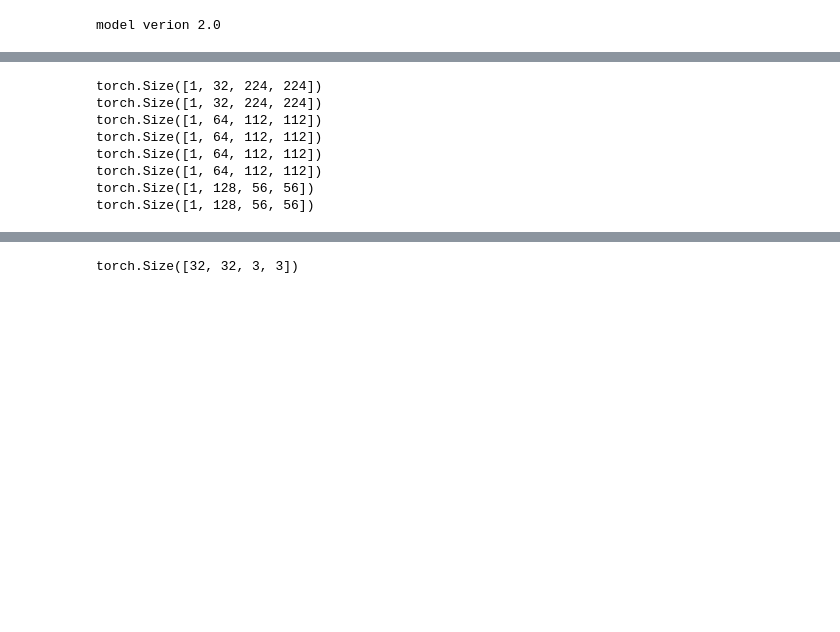
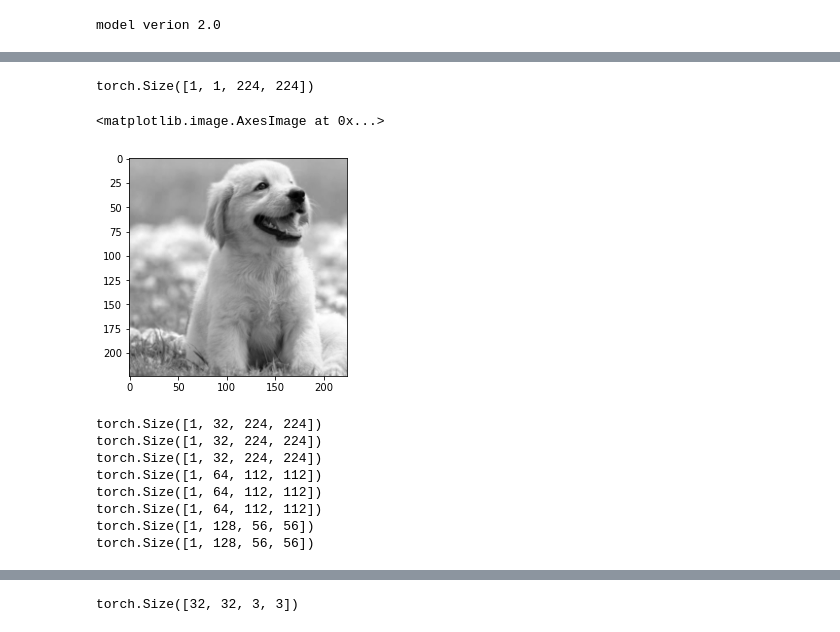
Before and after one commit to JaykishanPatel/IRNet-and-CNNs, a Jupyter notebook: alexnet/irnet_vis.ipynb, the cells around one changed output, grey strips where cells are left out. Cells and saved outputs as stored; diff of their text form; code cells hidden in the pictures; blank space fills up the shorter version.

```diff
--- a/alexnet/irnet_vis.ipynb
+++ b/alexnet/irnet_vis.ipynb
@@ -122,9 +119,20 @@ torch.save(optimizer.state_dict(), 'optimizer.pth')
+# %%
+## Set and remove the activation hooks for specified layers
+from torchvision import transforms
+from PIL import Image
+
+filename = 'images/puppy.jpg'
+sample_img = Image.open(filename)
+sample_img = preprocess(sample_img)
+sample_img = sample_img[0].reshape(1, 1, 224, -1)
+
+print(sample_img.shape)
+plt.imshow(sample_img[0, 0, :, :], cmap = 'gray')
+# %% [output]
+torch.Size([1, 1, 224, 224])
+<matplotlib.image.AxesImage at 0x...>
+[figure, added]
 # %%
-## Set and remove the activation hooks for specified layers
-from torchvision import transforms
-
-filename = 'images/puppy.jpg'
-
 preprocess = transforms.Compose([
     transforms.Resize(256),
     transforms.CenterCrop(224),
@@ -163,7 +171,7 @@ def f_hook(hook, name, var):
 def remove_hook(k):
     for i in dict_len:
         k['c{}'.format(i)].remove()
-c1.remove()
+    c1.remove()
 
 
 name = []
@@ -183,11 +191,11 @@ output = output.detach().numpy()
 for i in dict_len:
     print(dic['c{}'.format(i+1)].shape)
 # %% [output]
+torch.Size([1, 32, 224, 224])
 torch.Size([1, 32, 224, 224])
 torch.Size([1, 32, 224, 224])
 torch.Size([1, 64, 112, 112])
 torch.Size([1, 64, 112, 112])
 torch.Size([1, 64, 112, 112])
-torch.Size([1, 64, 112, 112])
 torch.Size([1, 128, 56, 56])
 torch.Size([1, 128, 56, 56])
```
Also changed, not shown: parts of 11 cells of this notebook, 1 other file.
